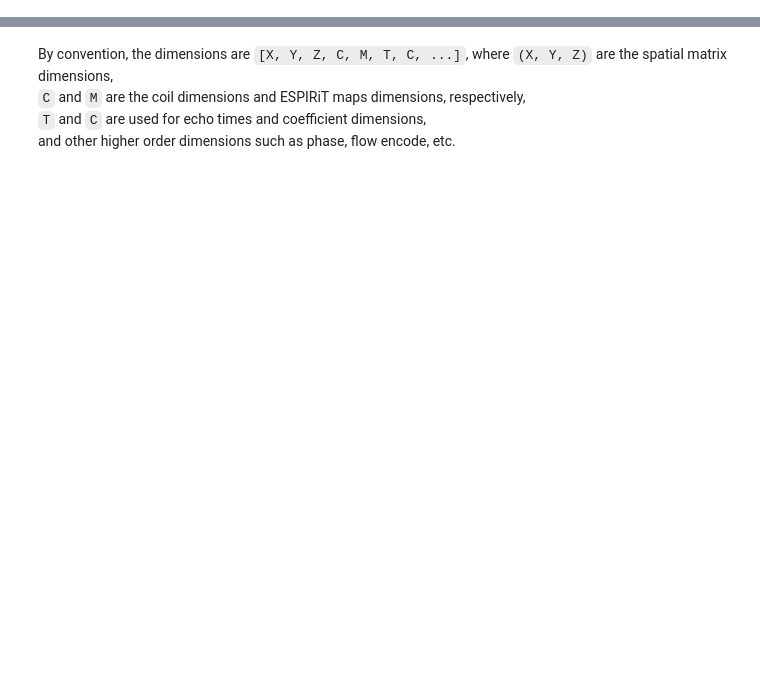
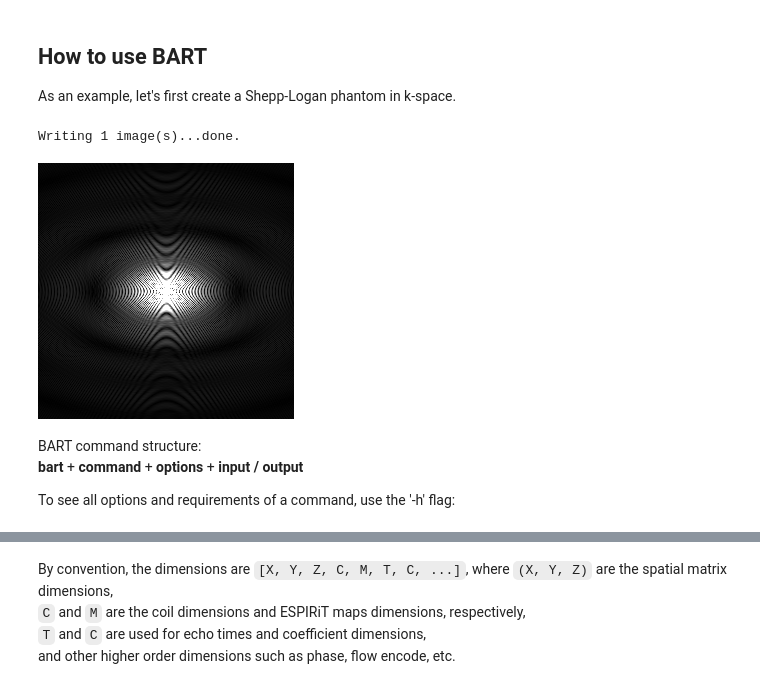
Before and after one commit to mrirecon/bart-workshop, a Jupyter notebook: demos/intro/intro.ipynb, the cells around one changed output, grey strips where cells are left out. Drawn from its saved outputs; the diff is of its cells as text; code cells hidden in the pictures; blank space fills up the shorter version.

Commit message:
update intro with image displaying

```diff
--- a/demos/intro/intro.ipynb
+++ b/demos/intro/intro.ipynb
@@ -27,0 +28,6 @@ BART data operates on bitmasks. All data files are multi-dimensional arrays. To
+# %%
+function imshow () {
+    bart toimg -W $1 $1.png
+    cat $1.png | display
+    rm $1.png
+}
@@ -27,0 +52,18 @@ BART data operates on bitmasks. All data files are multi-dimensional arrays. To
+# %% [markdown]
+ ## How to use BART
+
+As an example, let's first create a Shepp-Logan phantom in k-space.
+# %%
+# Create Cartesian k-space phantom (256 samples)
+bart phantom -x 256 -k shepp_logan
+
+imshow shepp_logan
+# view  shepp_logan
+# %% [output]
+Writing 1 image(s)...done.
+[figure, added]
+# %% [markdown]
+BART command structure:<br>
+**bart** + **command** + **options** + **input / output**
+
+To see all options and requirements of a command, use the '-h' flag:
```
Also changed, not shown: parts of 28 cells of this notebook.
